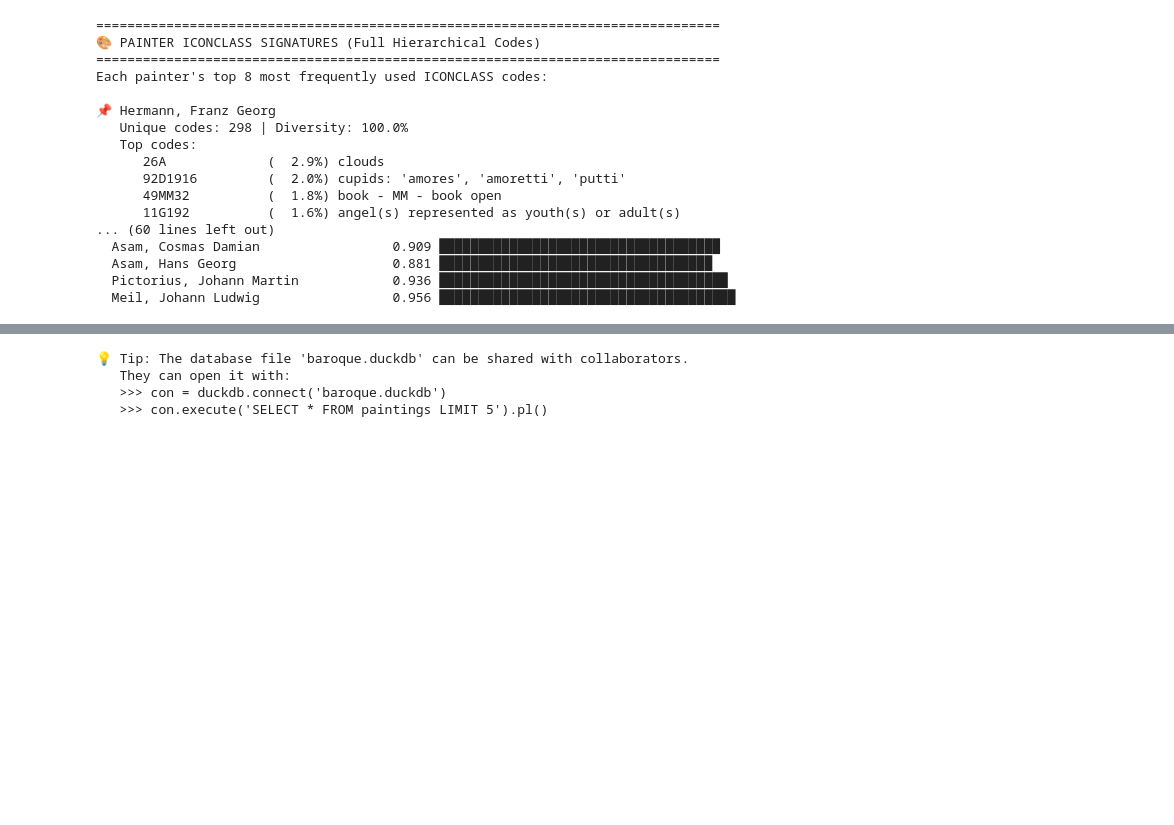
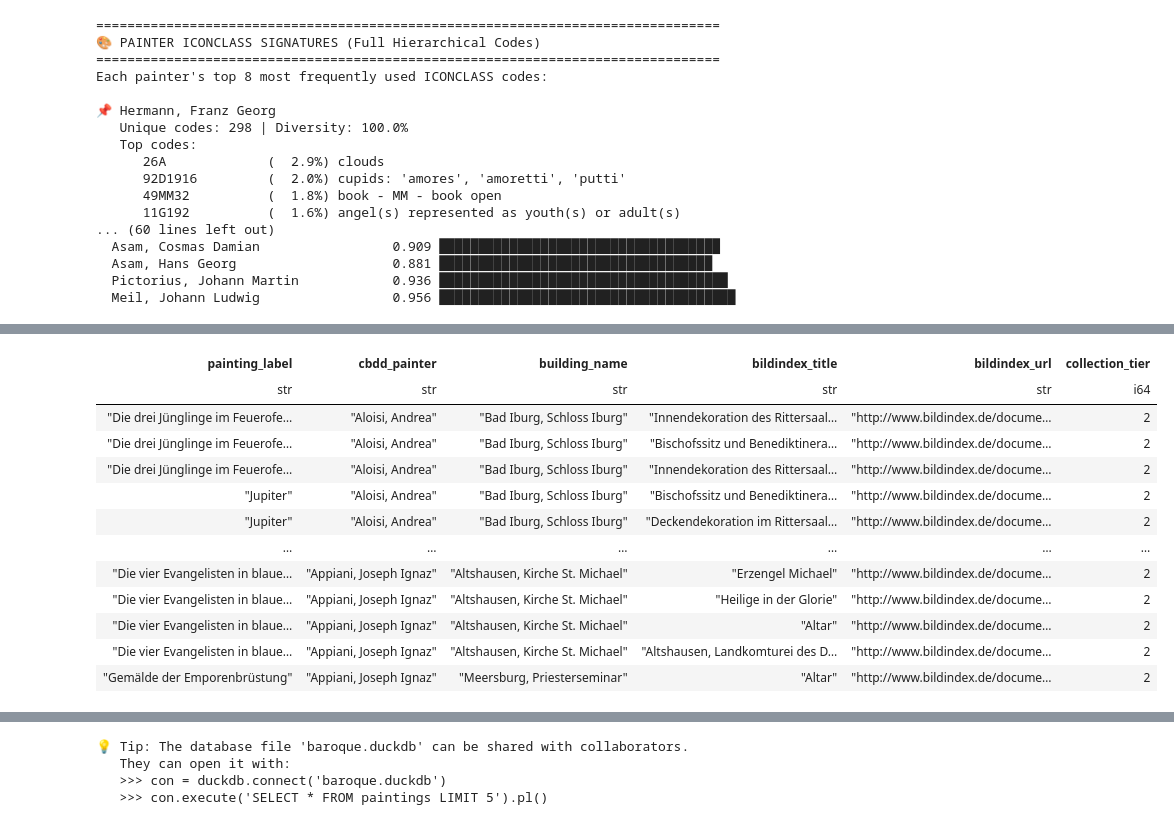
Before and after one commit to ThanosDrossos/DataStories, a Jupyter notebook: DataStory_Baroque_DuckDB.ipynb, the cells around one changed output, grey strips where cells are left out. Drawn from its saved outputs; the diff is of its cells as text; code cells hidden in the pictures; blank space fills up the shorter version.

Commit message:
added Bildindex

```diff
--- a/DataStory_Baroque_DuckDB.ipynb
+++ b/DataStory_Baroque_DuckDB.ipynb
@@ -214,12 +236,27 @@ if DUCKDB_PATH.exists():
     con = duckdb.connect(str(DUCKDB_PATH), read_only=True)
     print(f"✅ Reconnected to existing database: {DUCKDB_PATH.name} (read-only)")
 
-    # Show table counts
+    # Show table counts grouped by source
     tables_df = con.execute("SHOW TABLES").pl()
     print(f"📋 Found {len(tables_df)} tables:")
+
+    cbdd_tables = []
+    bi_tables = []
     for row in tables_df.iter_rows(named=True):
         count = con.execute(f"SELECT COUNT(*) FROM {row['name']}").fetchone()[0]
-        print(f"   • {row['name']:<25}: {count:>6,} rows")
+        if row['name'].startswith('bi_'):
+            bi_tables.append((row['name'], count))
+        else:
+            cbdd_tables.append((row['name'], count))
+
+    print("\n   📘 CbDD Tables:")
+    for name, count in cbdd_tables:
+        print(f"      {name:<25}: {count:>6,} rows")
+
+    if bi_tables:
+        print("\n   📗 Bildindex Tables:")
+        for name, count in bi_tables:
+            print(f"      {name:<25}: {count:>6,} rows")
 else:
     print(f"⚠️ Database not found. Run cells 2-5 to create it.")
     con = None
@@ -2004,0 +2225,50 @@ shape: (20, 3)
+# %%
+# =============================================================================
+# CELL: Cross-Reference: CbDD Paintings with Bildindex Images
+# =============================================================================
+# Find CbDD paintings that have related Bildindex images via shared painter GNDs
+
+print("🔗 CROSS-REFERENCE: CbDD Paintings ↔ Bildindex Images")
+print("=" * 60)
+
+try:
+    # Find paintings with Bildindex connections via painter GND
+    cross_ref_df = con.execute("""
+        WITH cbdd_painter_gnds AS (
+            -- Extract individual GNDs from the piped string in paintings
+            SELECT DISTINCT
+                p.nfdi_uri,
+                p.label as painting_label,
+                p.painters,
+                p.building_name,
+                TRIM(gnd.value) as painter_gnd
+            FROM paintings p,
+                 UNNEST(STRING_SPLIT(p.creatorGnds, '|')) as gnd(value)
+            WHERE p.creatorGnds IS NOT NULL AND p.creatorGnds != ''
+        )
+        SELECT
+            cpg.painting_label,
+            cpg.painters as cbdd_painter,
+            cpg.building_name,
+            bi.title as bildindex_title,
+            bi.bildindex_url,
+            bi.tier as collection_tier
+        FROM cbdd_painter_gnds cpg
+        JOIN bi_painters bp ON cpg.painter_gnd = bp.painter_gnd
+        JOIN bi_items bi ON bp.bildindex_uri = bi.bildindex_uri
+        ORDER BY cpg.painters, cpg.painting_label
+        LIMIT 50
+    """).pl()
+
+    if len(cross_ref_df) > 0:
+        print(f"✅ Found {len(cross_ref_df)} cross-references (showing max 50)")
+        print("\n" + "-" * 60)
+        ipython_display(cross_ref_df)
+    else:
+        print("⚠️ No cross-references found. This may mean:")
+        print("   - The creatorGnds column is empty in paintings table")
+        print("   - No shared painter GNDs between CbDD and Bildindex")
+
+except Exception as e:
+    print(f"⚠️ Error in cross-reference query: {e}")
+# %% [output]
@@ -2004,0 +2281,13 @@ shape: (20, 3)
+| painting_label | cbdd_painter | building_name | bildindex_title | bildindex_url | collection_tier |
+| str | str | str | str | str | i64 |
+| "Die drei Jünglinge im Feuerofe… | "Aloisi, Andrea" | "Bad Iburg, Schloss Iburg" | "Innendekoration des Rittersaal… | "http://www.bildindex.de/docume… | 2 |
+| "Die drei Jünglinge im Feuerofe… | "Aloisi, Andrea" | "Bad Iburg, Schloss Iburg" | "Bischofssitz und Benediktinera… | "http://www.bildindex.de/docume… | 2 |
+| "Die drei Jünglinge im Feuerofe… | "Aloisi, Andrea" | "Bad Iburg, Schloss Iburg" | "Innendekoration des Rittersaal… | "http://www.bildindex.de/docume… | 2 |
+| "Jupiter" | "Aloisi, Andrea" | "Bad Iburg, Schloss Iburg" | "Bischofssitz und Benediktinera… | "http://www.bildindex.de/docume… | 2 |
+| "Jupiter" | "Aloisi, Andrea" | "Bad Iburg, Schloss Iburg" | "Deckendekoration im Rittersaal… | "http://www.bildindex.de/docume… | 2 |
+| … | … | … | … | … | … |
+| "Die vier Evangelisten in blaue… | "Appiani, Joseph Ignaz" | "Altshausen, Kirche St. Michael" | "Erzengel Michael" | "http://www.bildindex.de/docume… | 2 |
+| "Die vier Evangelisten in blaue… | "Appiani, Joseph Ignaz" | "Altshausen, Kirche St. Michael" | "Heilige in der Glorie" | "http://www.bildindex.de/docume… | 2 |
+| "Die vier Evangelisten in blaue… | "Appiani, Joseph Ignaz" | "Altshausen, Kirche St. Michael" | "Altar" | "http://www.bildindex.de/docume… | 2 |
+| "Die vier Evangelisten in blaue… | "Appiani, Joseph Ignaz" | "Altshausen, Kirche St. Michael" | "Altshausen, Landkomturei des D… | "http://www.bildindex.de/docume… | 2 |
+| "Gemälde der Emporenbrüstung" | "Appiani, Joseph Ignaz" | "Meersburg, Priesterseminar" | "Altar" | "http://www.bildindex.de/docume… | 2 |
```
Also changed, not shown: parts of 17 cells of this notebook, 30 other files.
